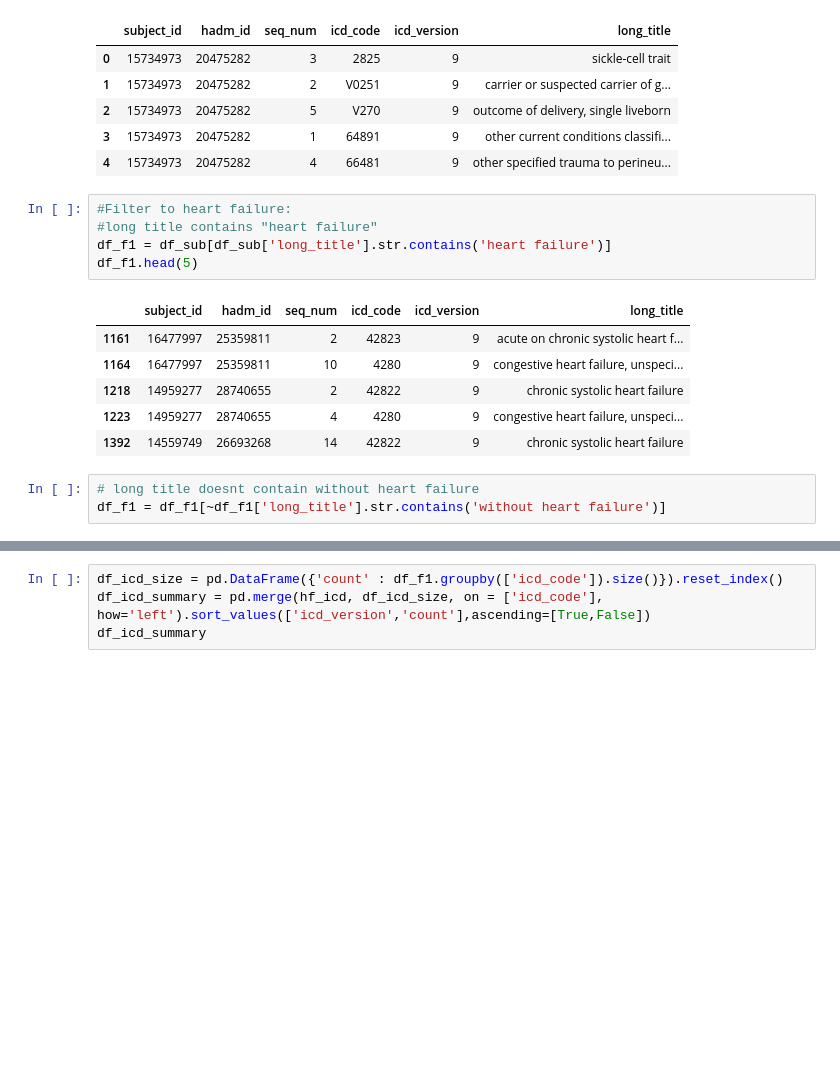
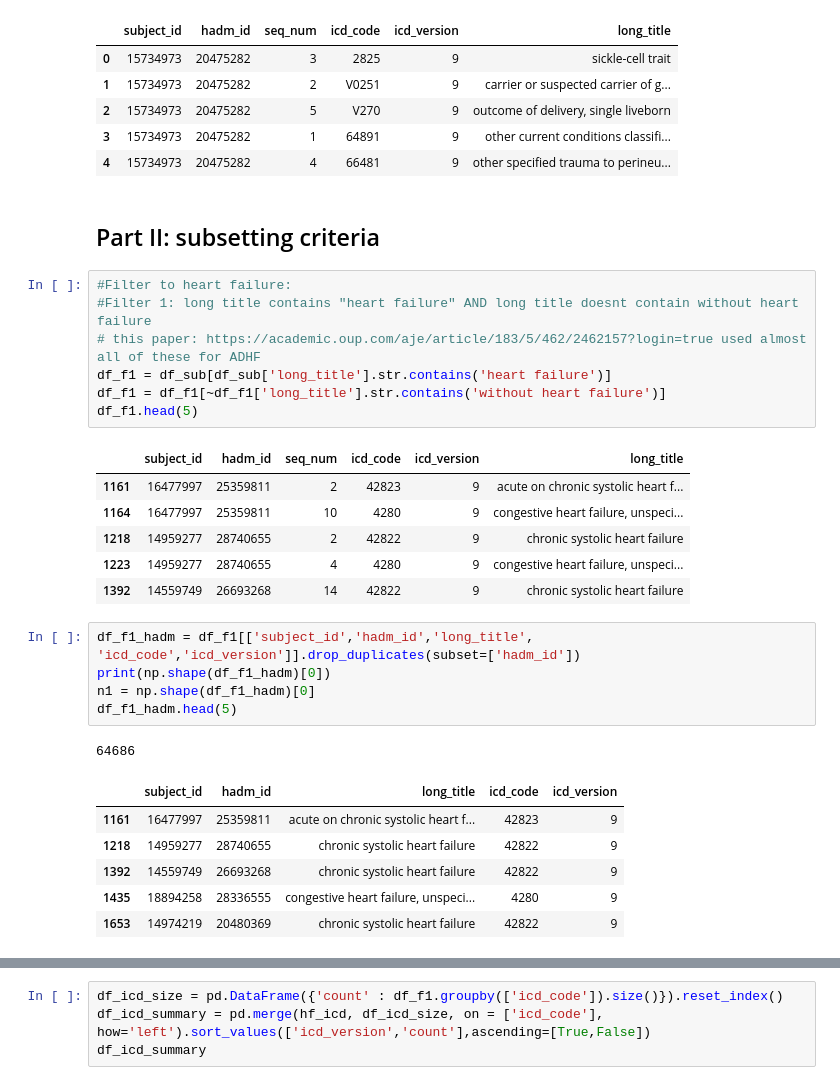
Before and after one commit to RayRuizhiLiao/ml4h_chf_readmissions, a Jupyter notebook: phase1_teamA/cohort_icd.ipynb, the cells around one changed output, grey strips where cells are left out. Cells and saved outputs as stored; diff of their text form; blank space fills up the shorter version.

Commit message:
Update cohort_icd.ipynb
more granular filtering on icd

```diff
--- a/phase1_teamA/cohort_icd.ipynb
+++ b/phase1_teamA/cohort_icd.ipynb
@@ -50,10 +53,14 @@ df_sub.head(5)
 | 2 | 15734973 | 20475282 | 5 | V270 | 9 | outcome of delivery, single liveborn |
 | 3 | 15734973 | 20475282 | 1 | 64891 | 9 | other current conditions classifi... |
 | 4 | 15734973 | 20475282 | 4 | 66481 | 9 | other specified trauma to perineu... |
+# %% [markdown]
+## Part II: subsetting criteria
 # %%
 #Filter to heart failure:
-#long title contains "heart failure"
+#Filter 1: long title contains "heart failure" AND long title doesnt contain without heart failure
+# this paper: https://academic.oup.com/aje/article/183/5/462/2462157?login=true used almost all of these for ADHF
 df_f1 = df_sub[df_sub['long_title'].str.contains('heart failure')]
+df_f1 = df_f1[~df_f1['long_title'].str.contains('without heart failure')]
 df_f1.head(5)
 # %% [output]
 |  | subject_id | hadm_id | seq_num | icd_code | icd_version | long_title |
@@ -62,6 +69,16 @@ df_f1.head(5)
 | 1218 | 14959277 | 28740655 | 2 | 42822 | 9 | chronic systolic heart failure |
 | 1223 | 14959277 | 28740655 | 4 | 4280 | 9 | congestive heart failure, unspeci... |
 | 1392 | 14559749 | 26693268 | 14 | 42822 | 9 | chronic systolic heart failure |
-# %%
-# long title doesnt contain without heart failure
-df_f1 = df_f1[~df_f1['long_title'].str.contains('without heart failure')]
+# %%
+df_f1_hadm = df_f1[['subject_id','hadm_id','long_title', 'icd_code','icd_version']].drop_duplicates(subset=['hadm_id'])
+print(np.shape(df_f1_hadm)[0])
+n1 = np.shape(df_f1_hadm)[0]
+df_f1_hadm.head(5)
+# %% [output]
+64686
+|  | subject_id | hadm_id | long_title | icd_code | icd_version |
+| 1161 | 16477997 | 25359811 | acute on chronic systolic heart f... | 42823 | 9 |
+| 1218 | 14959277 | 28740655 | chronic systolic heart failure | 42822 | 9 |
+| 1392 | 14559749 | 26693268 | chronic systolic heart failure | 42822 | 9 |
+| 1435 | 18894258 | 28336555 | congestive heart failure, unspeci... | 4280 | 9 |
+| 1653 | 14974219 | 20480369 | chronic systolic heart failure | 42822 | 9 |
```
Also changed, not shown: parts of 13 cells of this notebook.
